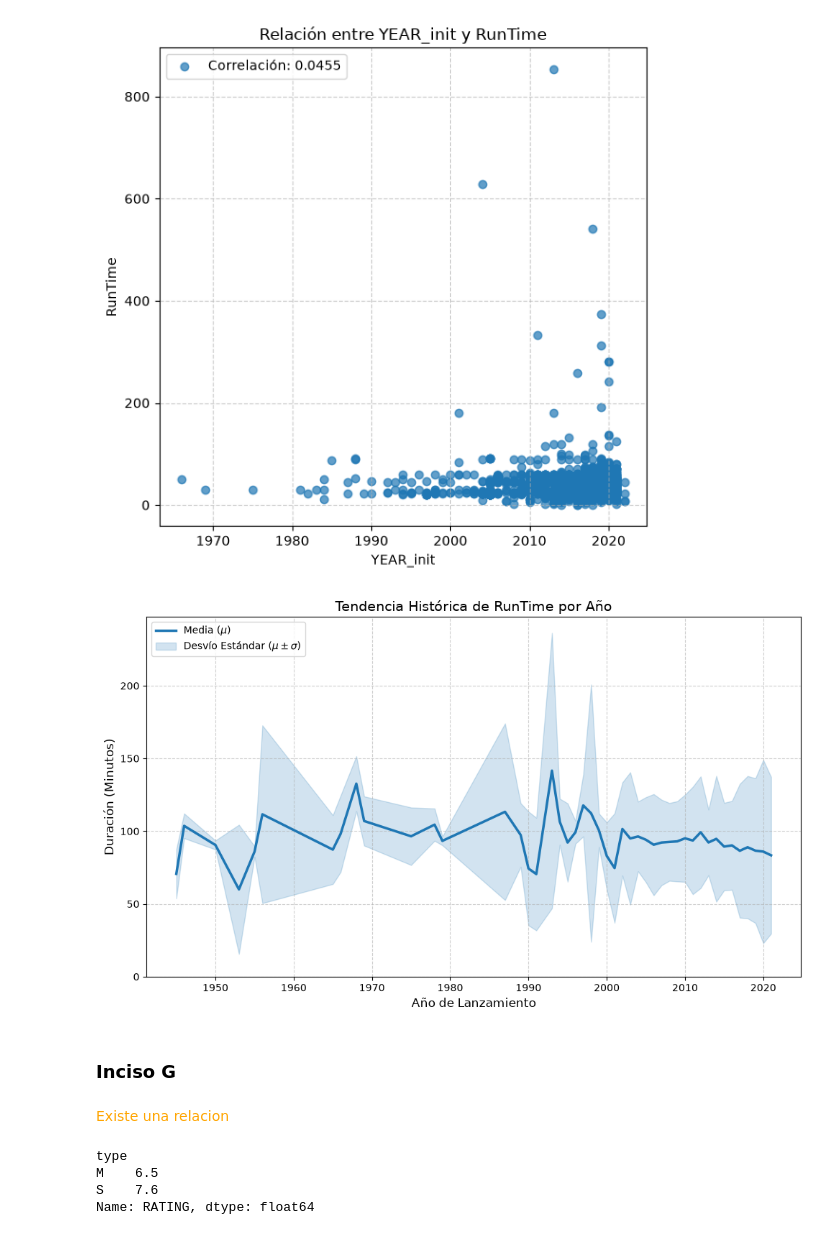
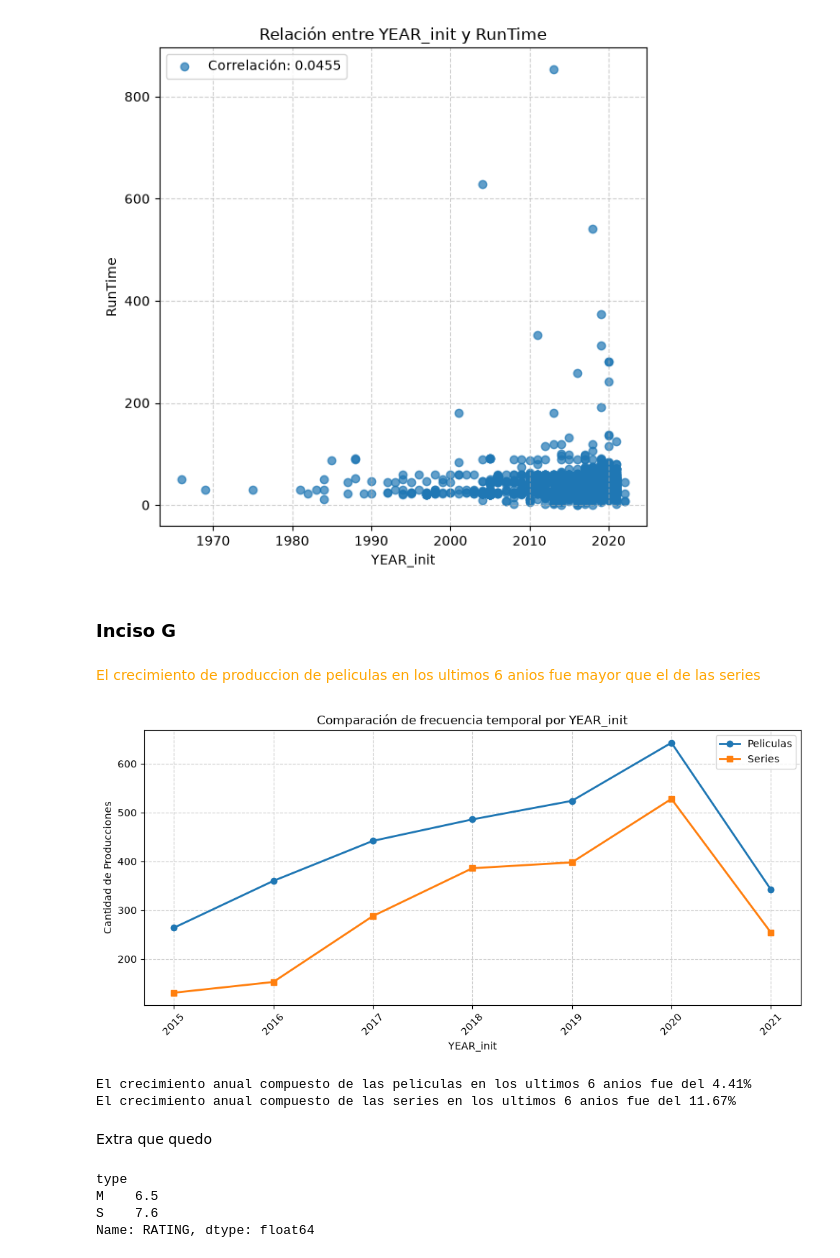
Before and after one commit to tomasrezola-dev/Ciencia-de-datos, a Jupyter notebook: tp4/ej1/ej1.ipynb, the cells around one changed output. Cells and saved outputs as stored; diff of their text form; code cells hidden in the pictures.

```diff
--- a/tp4/ej1/ej1.ipynb
+++ b/tp4/ej1/ej1.ipynb
@@ -223,14 +323,41 @@ pre_series = pre_df_f[pre_df_f['type'] == 'S']
 utils.scatter_plot('YEAR_init', 'RunTime', pre_series)
 # %% [output]
 [figure]
-# %%
-utils.graficar_tendencia_temporal('YEAR_init', 'RunTime', pre_pelis)
-# %% [output]
-[figure, removed]
 # %% [markdown]
 <h3>Inciso G
-# %% [markdown]
-<span style="color:orange">Existe una relacion </span>
+# %% [markdown]
+<span style="color:orange"> El crecimiento de produccion de peliculas en los ultimos 6 anios fue mayor que el de las series </span>
+# %%
+pre_df_g = pre_df_f.copy()
+# %%
+pre = pre_df_g[(pre_df_g['YEAR_init'] >= 2015) & (pre_df_g['YEAR_init'] <= 2021) & (pre_df_g['type'] == 'M')]
+pre2 = pre_df_g[(pre_df_g['YEAR_init'] >= 2015) & (pre_df_g['YEAR_init'] <= 2021) & (pre_df_g['type'] == 'S')]
+#frecuencias de peliculas y series a lo largo del 2015 hasta el 2021
+utils.linea_comparativa('YEAR_init', pre, pre2, 'Peliculas', 'Series')
+frec1 = pre_df_g[(pre_df_g['YEAR_init'] >= 2015) &  (pre_df_g['YEAR_init'] <= 2021) & (pre_df_g['type'] == 'M')].groupby('YEAR_init').size()
+frec2 = pre_df_g[(pre_df_g['YEAR_init'] >= 2015) &  (pre_df_g['YEAR_init'] <= 2021) & (pre_df_g['type'] == 'S')].groupby('YEAR_init').size()
+
+frec_inicial = frec1.iloc[0]
+frec_final = frec1.iloc[-1]
+per = len(frec1) - 1
+
+cagr = (frec_final / frec_inicial) ** (1/per) - 1
+print(f"El crecimiento anual compuesto de las peliculas en los ultimos 6 anios fue del {round(cagr * 100, 2)}%")
+
+frec_inicial = frec2.iloc[0]
+frec_final = frec2.iloc[-1]
+per = len(frec2) - 1
+
+cagr = (frec_final / frec_inicial) ** (1/per) - 1
+print(f"El crecimiento anual compuesto de las series en los ultimos 6 anios fue del {round(cagr * 100, 2)}%")
+
+#print(frec1.pct_change() * 100)
+# %% [output]
+[figure, added]
+El crecimiento anual compuesto de las peliculas en los ultimos 6 anios fue del 4.41%
+El crecimiento anual compuesto de las series en los ultimos 6 anios fue del 11.67%
+# %% [markdown]
+<p>Extra que quedo
 # %%
 pre_df_f['Genre']
 # %%
```
Also changed, not shown: parts of 30 cells of this notebook, 1 other file.
